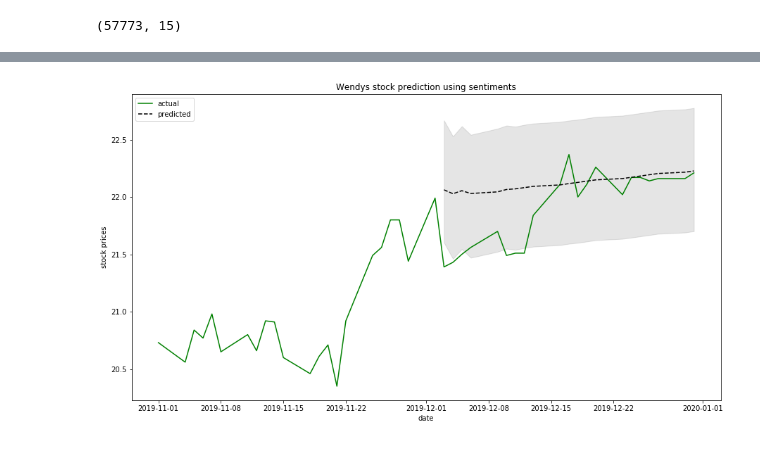
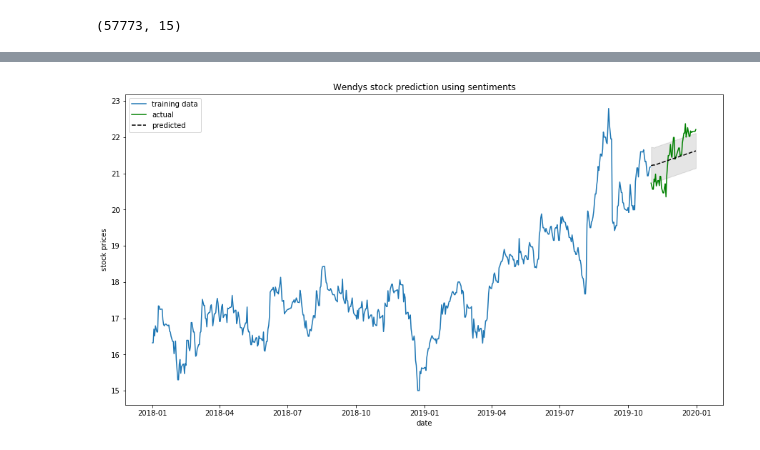
Before and after one commit to nkelley-uga/time-series, a Jupyter notebook: 03_modeling.ipynb, the cells around one changed output, grey strips where cells are left out. Saved outputs shown, nothing was run; the diff lists cells and outputs as text; code cells hidden in the pictures.

Commit message:
more data-prep

```diff
--- a/03_modeling.ipynb
+++ b/03_modeling.ipynb
@@ -12,7 +12,7 @@ import warnings
 warnings.filterwarnings('ignore')
 # %%
 data = pd.read_csv('full_corporate.csv', index_col=0)
-data = data.set_index('datetime')
+# data = data.set_index('datetime')
 data.index = pd.DatetimeIndex(data.index)
 data = data[data.index.dayofweek < 5]
 data.shape
@@ -150,5 +150,5 @@ daily_close.shape[0]
 # %%
-y = daily_close.diff().iloc[:500]
+y = daily_close.diff().loc[:'2019-10-31']
 
 aic = []
 i=1
@@ -156,7 +156,7 @@ df_type = ['all', 'favorited']
 for col in ['vader_sentiment', 'clean_vader', 'blob_sentiment', 'clean_blob']:
     for idx, df in enumerate([daily, daily_pop]):
         for lags in range(1, 8):
-            x = df[col].diff().iloc[:500]
+            x = df[col].diff().loc[:'2019-10-31']
             train = pd.concat([y, x], axis=1)
             model = VARMAX(train, order=(lags, 0), trend='n')
             results = model.fit(maxiter=1000, disp=False)
@@ -190,10 +190,10 @@ y = daily_close.diff()
 x = daily['clean_blob'].diff()
 
 model_data = pd.concat([y, x], axis=1).dropna()
-train = model_data.iloc[:500]
-test = model_data.iloc[500:]
+train = model_data.loc[:'2019-10-31']
+test = model_data.loc['2019-11-01':]
 
-model = VARMAX(train, order=(4, 0), trend='c')
+model = VARMAX(train, order=(5, 0), trend='c')
 results = model.fit(maxiter=1000, disp=False)
 results.summary()
 # %% [output]
@@ -267,0 +270,5 @@ forecast
+# %%
+n = test.shape[0]
+forecast = results.get_forecast(n).summary_frame()
+forecast.index = test.index
+forecast.head()
@@ -281,16 +296,19 @@ forecast['lower'] = lower
 # %%
 plt_data = pd.concat([daily_close.loc['2019-11-01':], forecast], axis=1)
 x = pd.to_datetime(plt_data.index)
 
 plt.figure(figsize=(15, 8))
 
 plt.title('Wendys stock prediction using sentiments')
 plt.ylabel('stock prices')
 plt.xlabel('date')
 
+plt.plot(pd.to_datetime(train.index), daily_close[train.index], label='training data')
+
 plt.plot(x, plt_data['close/last'], 'g', label='actual')
 plt.plot(x, plt_data['pred'], 'k--', label='predicted')
 plt.fill_between(x, plt_data['lower'], plt_data['upper'], color='k', alpha=0.1)
 plt.legend(loc=2);
+plt.savefig('full_forecast.png')
 # %% [output]
-[figure, old version]
+[figure, new version]
```
Also changed, not shown: parts of 18 cells of this notebook, 4 other files.
